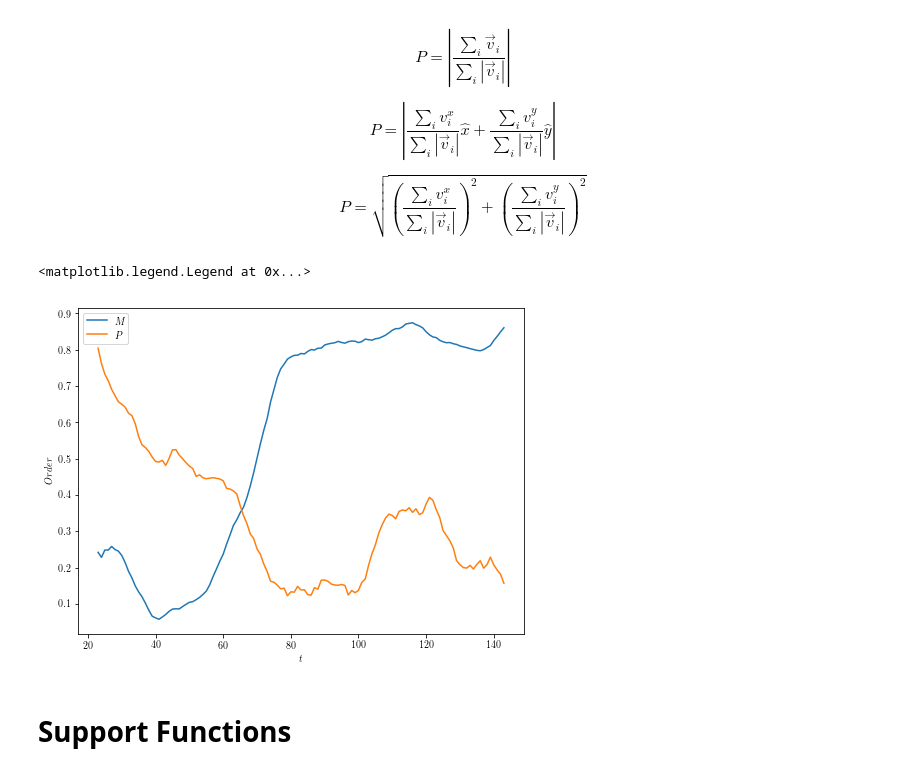
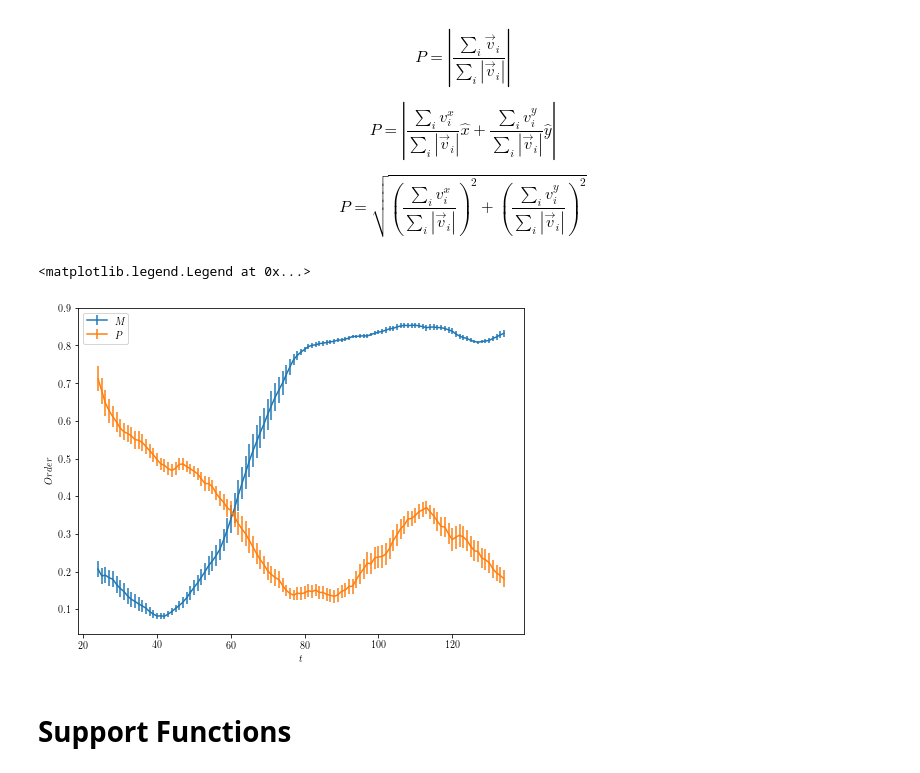
Before and after one commit to aortiza/Notes, a Jupyter notebook: Rotating Mill - 10Hz Video/RotatingMill10Hz_OrderParameter.ipynb, the cells around one changed output. Drawn from its saved outputs; the diff is of its cells as text; code cells hidden in the pictures.

```diff
--- a/Rotating Mill - 10Hz Video/RotatingMill10Hz_OrderParameter.ipynb
+++ b/Rotating Mill - 10Hz Video/RotatingMill10Hz_OrderParameter.ipynb
@@ -122,16 +149,21 @@ def CalculateOrderParameters(T):
     Order = Order.filter(["t","M","P"])
     return Order
 # %%
-Sum = CalculateOrderParameters(Trayectories).rolling(window=10,center=False).mean()
+W = 20;
+Order = CalculateOrderParameters(Trayectories)
+MeanO = Order.rolling(window=W,center=True).mean()
+Error = Order.rolling(window=W,center=True).std() / \
+    np.sqrt(Order.rolling(window=W,center=True).count())
+
 
 fig, ax1 = plt.subplots(1,1,figsize=[8,6])
 
-ax1.plot(Sum.index,Sum.M);
-ax1.plot(Sum.index,Sum.P);
+ax1.errorbar(MeanO.index,MeanO.M,Error.M);
+ax1.errorbar(MeanO.index,MeanO.P,Error.P);
 
 plt.xlabel('$t$')
 plt.ylabel('$Order$')
 plt.legend(['$M$','$P$'])
 # %% [output]
 <matplotlib.legend.Legend at 0x...>
-[figure, old version]
+[figure, new version]
```
Also changed, not shown: parts of 6 cells of this notebook.
